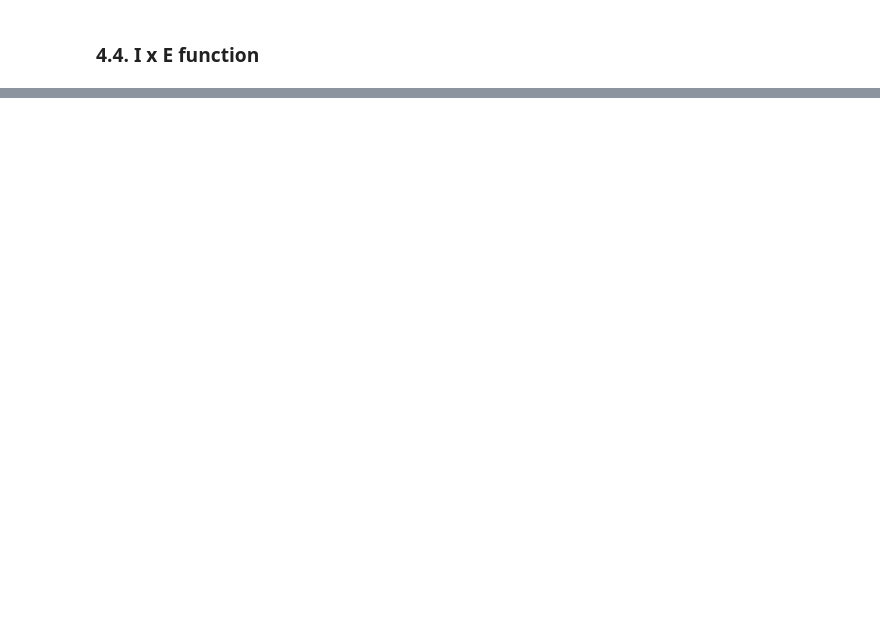
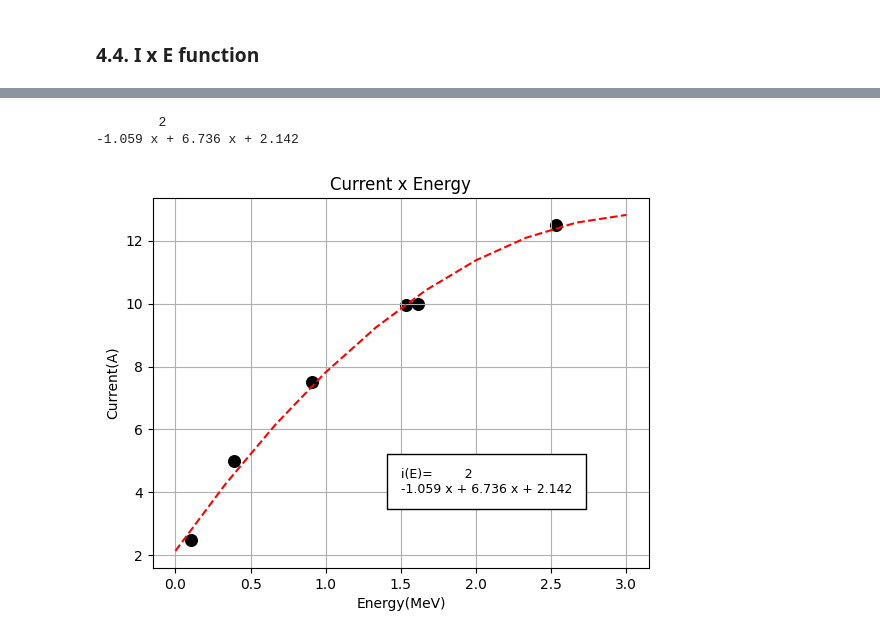
Before and after one commit to Luiza160/Trajectory-of-a-particle, a Jupyter notebook: main_notebook.ipynb, the cells around one changed output, grey strips where cells are left out. Cells and saved outputs as stored; diff of their text form; code cells hidden in the pictures; blank space fills up the shorter version.

```diff
--- a/main_notebook.ipynb
+++ b/main_notebook.ipynb
@@ -283,0 +302,20 @@ print(model)
+# %%
+model02 = np.poly1d(np.polyfit(chart['Energy(MeV)'], chart['Current(A)'], 2))
+plt.scatter(chart['Energy(MeV)'], chart['Current(A)'], s=70, color='k')
+polyline = np.linspace(0, 3, 10)
+plt.plot(polyline, model02(polyline), color='r', linestyle='--')
+plt.xlabel('Energy(MeV)')
+plt.ylabel('Current(A)')
+plt.title('Current x Energy')
+plt.grid()
+
+plt.text(1.5, 4, f'i(E)={model02}', fontsize=9, color='black', bbox={'facecolor': 'white', 'pad': 10})
+
+plt.savefig('Current_function_of_energy_graph.png', dpi=300, bbox_inches='tight')
+
+
+print(model02)
+# %% [output]
+        2
+-1.059 x + 6.736 x + 2.142
+[figure, added]
```
Also changed, not shown: parts of 6 cells of this notebook, 6 other files.
